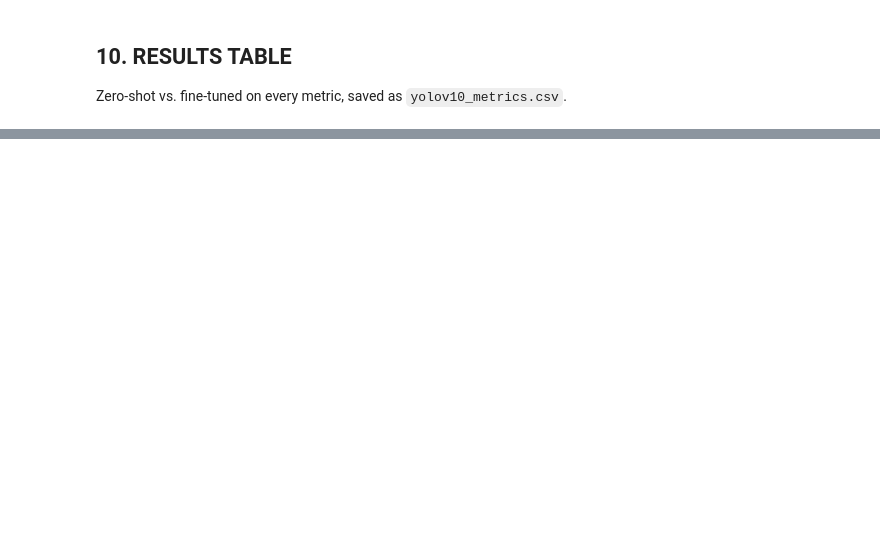
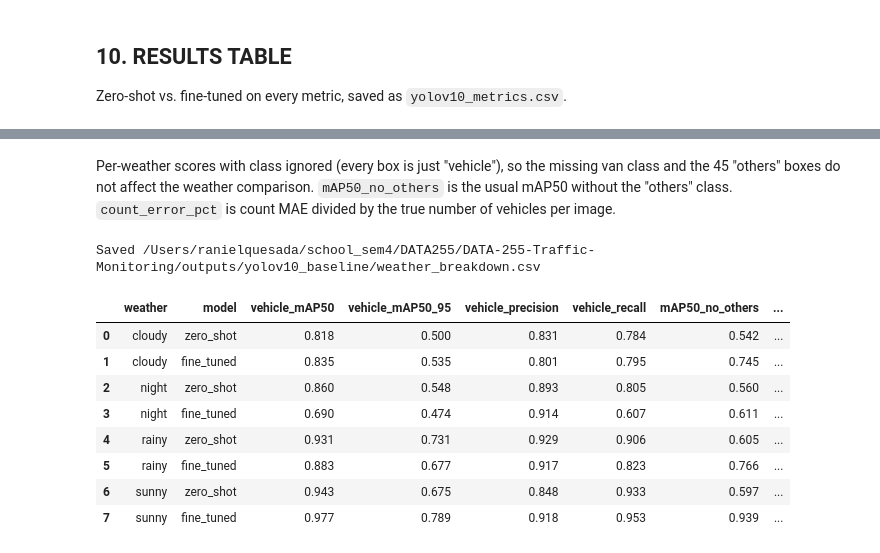
Before and after one commit to rajain08/DATA-255-Traffic-Monitoring, a Jupyter notebook: notebooks/yolov10_baseline.ipynb, the cells around one changed output, grey strips where cells are left out. Drawn from its saved outputs; the diff is of its cells as text; code cells hidden in the pictures; blank space fills up the shorter version.

```diff
--- a/notebooks/yolov10_baseline.ipynb
+++ b/notebooks/yolov10_baseline.ipynb
@@ -588,0 +632,36 @@ Saved /content/drive/MyDrive/DATA255/outputs/yolov10_baseline/yolov10_metrics.cs
+# %% [markdown]
+Per-weather scores with class ignored (every box is just "vehicle"), so the missing van class and the 45 "others" boxes do not affect the weather comparison. `mAP50_no_others` is the usual mAP50 without the "others" class. `count_error_pct` is count MAE divided by the true number of vehicles per image.
+# %%
+rows = []
+for weather, g in test_df.groupby('weather'):
+    names = g['image'].tolist()
+    gt_w = test_gt[test_gt['image'].isin(names)]
+    for model_name, det, counts in [('zero_shot', zs_det, zs_counts), ('fine_tuned', ft_det, ft_counts)]:
+        det_w = det[det['image'].isin(names)]
+        ap_v = coco_ap(gt_w, det_w, names, agnostic=True)['vehicle']
+        precision, recall = precision_recall(gt_w, det_w, agnostic=True)['vehicle']
+        ap = coco_ap(gt_w, det_w, names)
+        c = counts[counts['weather'] == weather]
+        count_mae_w = (c['pred_total'] - c['gt_total']).abs().mean()
+        rows.append({'weather': weather, 'model': model_name,
+                     'vehicle_mAP50': ap_v[0], 'vehicle_mAP50_95': ap_v[1],
+                     'vehicle_precision': precision, 'vehicle_recall': recall,
+                     'mAP50_no_others': np.nanmean([ap[n][0] for n in CLASS_NAMES if n != 'others']),
+                     'count_MAE': count_mae_w, 'vehicles_per_image': c['gt_total'].mean(),
+                     'count_error_pct': 100 * count_mae_w / c['gt_total'].mean()})
+
+weather_breakdown = pd.DataFrame(rows)
+weather_breakdown.to_csv(OUTPUT_DIR / 'weather_breakdown.csv', index=False)
+print('Saved', OUTPUT_DIR / 'weather_breakdown.csv')
+display(weather_breakdown.round(3))
+# %% [output]
+Saved /Users/ranielquesada/school_sem4/DATA255/DATA-255-Traffic-Monitoring/outputs/yolov10_baseline/weather_breakdown.csv
+|  | weather | model | vehicle_mAP50 | vehicle_mAP50_95 | vehicle_precision | vehicle_recall | mAP50_no_others | ... |
+| 0 | cloudy | zero_shot | 0.818 | 0.500 | 0.831 | 0.784 | 0.542 | ... |
+| 1 | cloudy | fine_tuned | 0.835 | 0.535 | 0.801 | 0.795 | 0.745 | ... |
+| 2 | night | zero_shot | 0.860 | 0.548 | 0.893 | 0.805 | 0.560 | ... |
+| 3 | night | fine_tuned | 0.690 | 0.474 | 0.914 | 0.607 | 0.611 | ... |
+| 4 | rainy | zero_shot | 0.931 | 0.731 | 0.929 | 0.906 | 0.605 | ... |
+| 5 | rainy | fine_tuned | 0.883 | 0.677 | 0.917 | 0.823 | 0.766 | ... |
+| 6 | sunny | zero_shot | 0.943 | 0.675 | 0.848 | 0.933 | 0.597 | ... |
+| 7 | sunny | fine_tuned | 0.977 | 0.789 | 0.918 | 0.953 | 0.939 | ... |
```
Also changed, not shown: parts of 16 cells of this notebook.
